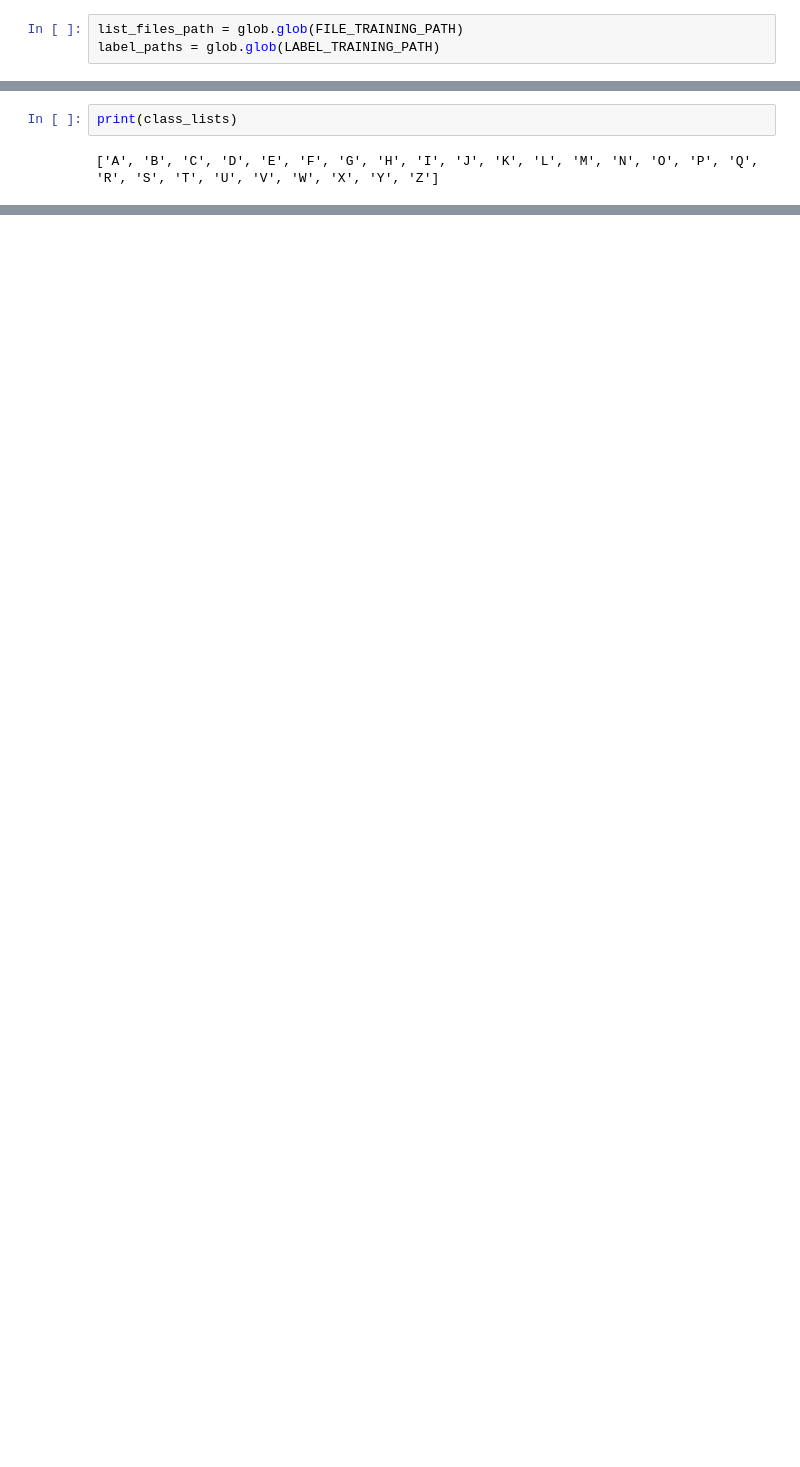
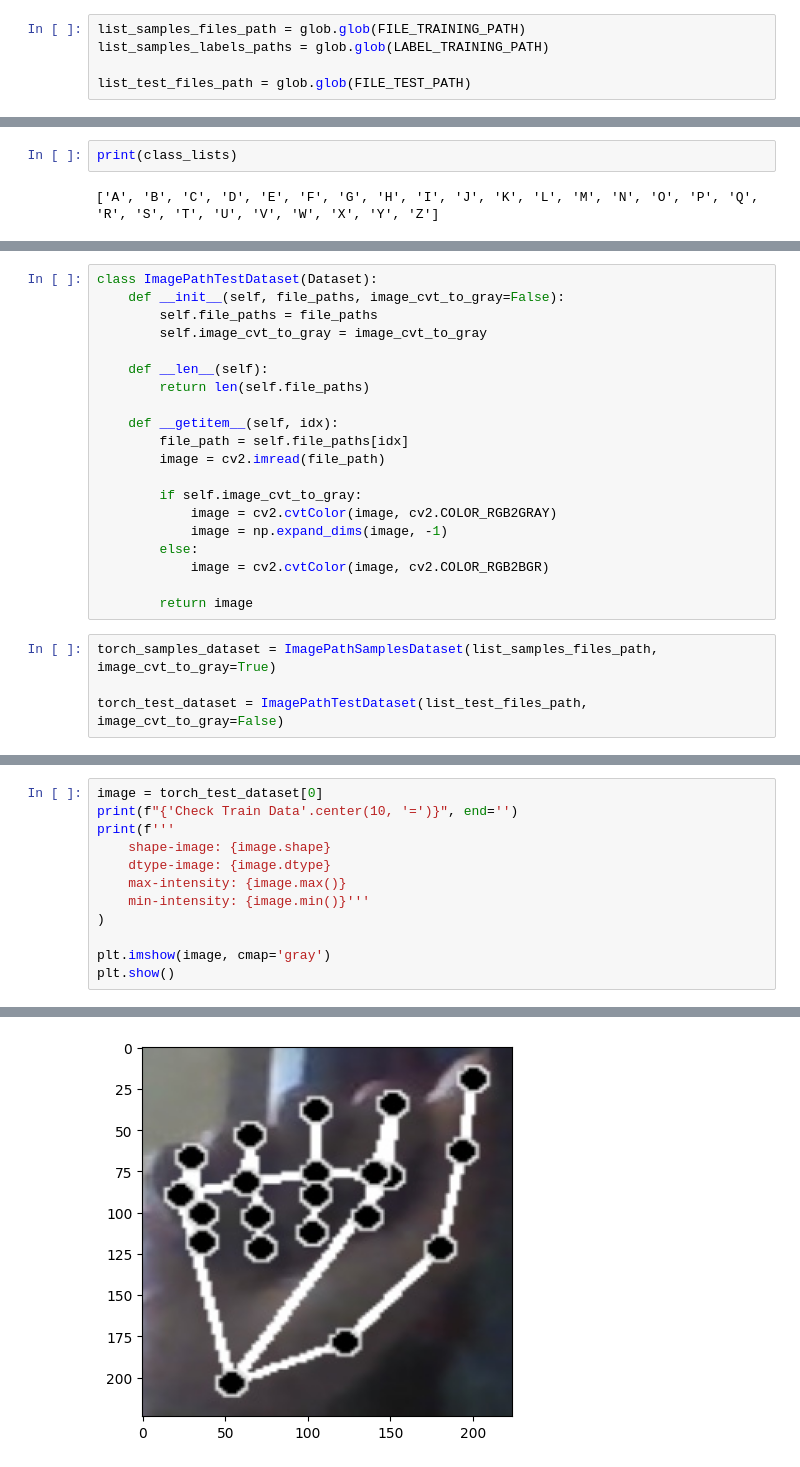
Before and after one commit to AnggaDS01/Python, a Jupyter notebook: Machine-Learning/Projects/Pytorch/Classification-Tasks/Sign-Language-Translator-(DL)/Notebooks/data-preparation.ipynb, the cells around one changed output, grey strips where cells are left out. Saved outputs shown, nothing was run; the diff lists cells and outputs as text; blank space fills up the shorter version.

```diff
--- a/Machine-Learning/Projects/Pytorch/Classification-Tasks/Sign-Language-Translator-(DL)/Notebooks/data-preparation.ipynb
+++ b/Machine-Learning/Projects/Pytorch/Classification-Tasks/Sign-Language-Translator-(DL)/Notebooks/data-preparation.ipynb
@@ -29,4 +56,6 @@ LABEL_TRAINING_PATH = os.path.join(DATASET_PATH, 'Train', '*')
 # %%
-list_files_path = glob.glob(FILE_TRAINING_PATH)
-label_paths = glob.glob(LABEL_TRAINING_PATH)
+list_samples_files_path = glob.glob(FILE_TRAINING_PATH)
+list_samples_labels_paths = glob.glob(LABEL_TRAINING_PATH)
+
+list_test_files_path = glob.glob(FILE_TEST_PATH)
 # %%
@@ -151,3 +129,27 @@ class ImagePathDataset(Dataset):
             image = cv2.cvtColor(image, cv2.COLOR_RGB2BGR)
 
         return image, label
+# %%
+class ImagePathTestDataset(Dataset):
+    def __init__(self, file_paths, image_cvt_to_gray=False):
+        self.file_paths = file_paths
+        self.image_cvt_to_gray = image_cvt_to_gray
+
+    def __len__(self):
+        return len(self.file_paths)
+
+    def __getitem__(self, idx):
+        file_path = self.file_paths[idx]
+        image = cv2.imread(file_path)
+
+        if self.image_cvt_to_gray:
+            image = cv2.cvtColor(image, cv2.COLOR_RGB2GRAY)
+            image = np.expand_dims(image, -1)
+        else:
+            image = cv2.cvtColor(image, cv2.COLOR_RGB2BGR)
+
+        return image
+# %%
+torch_samples_dataset = ImagePathSamplesDataset(list_samples_files_path, image_cvt_to_gray=True)
+
+torch_test_dataset = ImagePathTestDataset(list_test_files_path, image_cvt_to_gray=False)
@@ -153,0 +183,13 @@ class ImagePathDataset(Dataset):
+# %%
+image = torch_test_dataset[0]
+print(f"{'Check Train Data'.center(10, '=')}", end='')
+print(f'''
+    shape-image: {image.shape}
+    dtype-image: {image.dtype}
+    max-intensity: {image.max()}
+    min-intensity: {image.min()}'''
+)
+
+plt.imshow(image, cmap='gray')
+plt.show()
+# %% [output]
@@ -153,0 +201 @@ class ImagePathDataset(Dataset):
+[figure, added]
```
Also changed, not shown: parts of 28 cells of this notebook, 4 other files.
